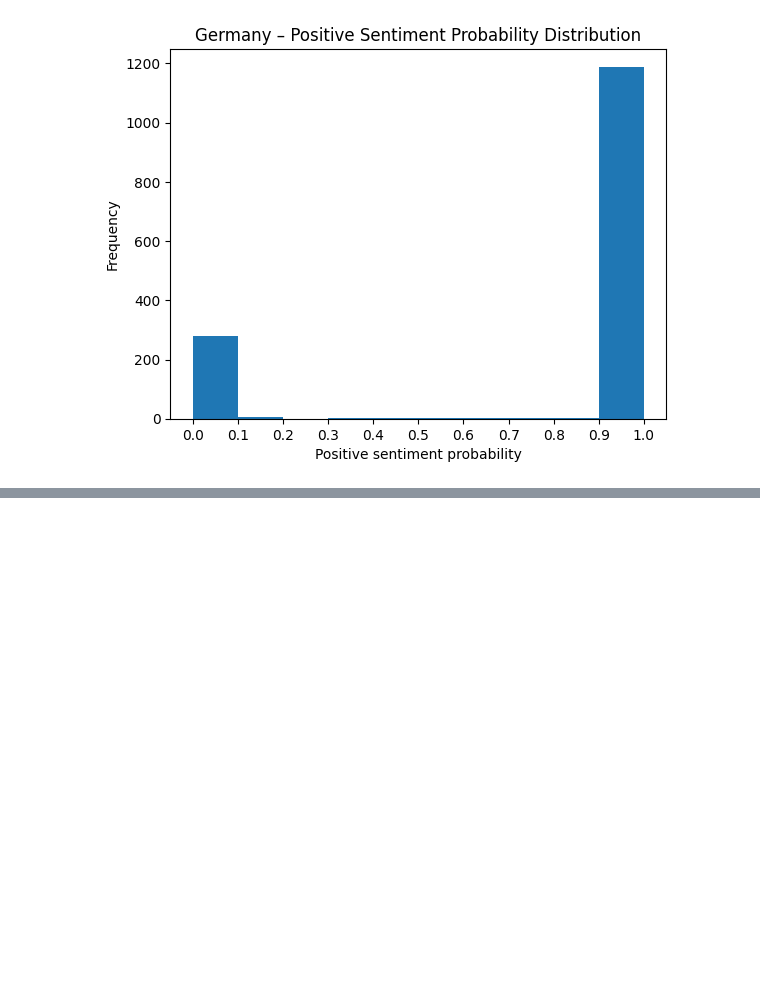
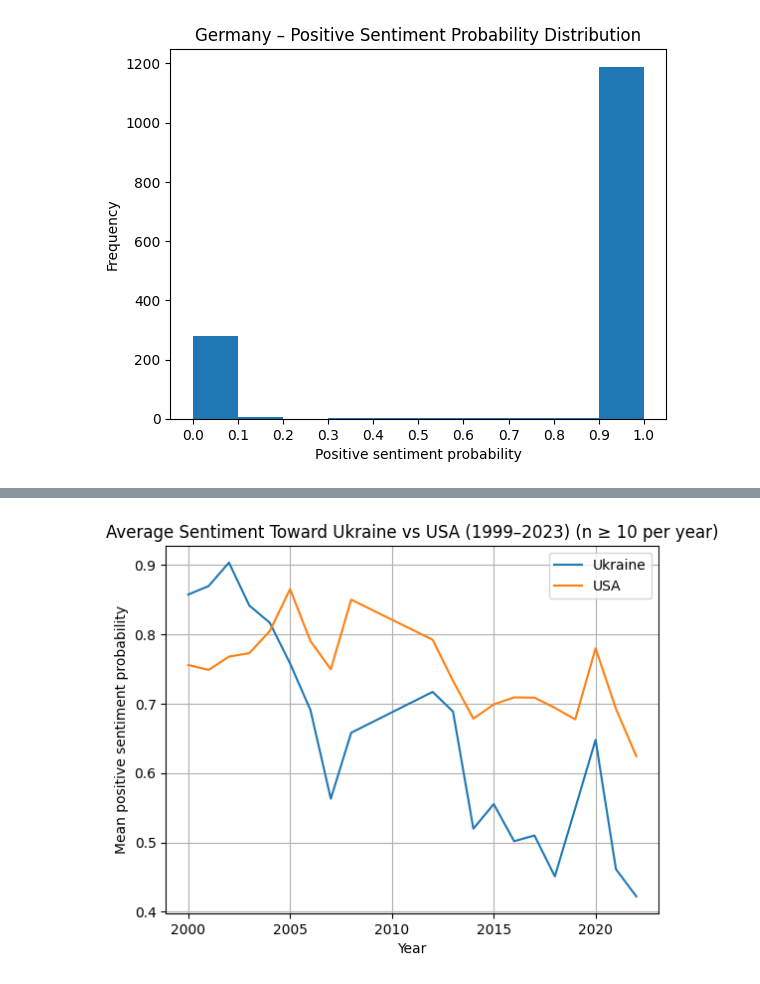
Before and after one commit to CyprienFOURCROY/NLP_2025W, a Jupyter notebook: Quantitative_Analysis.ipynb, the cells around one changed output, grey strips where cells are left out. Saved outputs shown, nothing was run; the diff lists cells and outputs as text; code cells hidden in the pictures; blank space fills up the shorter version.

```diff
--- a/Quantitative_Analysis.ipynb
+++ b/Quantitative_Analysis.ipynb
@@ -368,0 +891,26 @@ plt.show()
+# %%
+ua_yearly = (
+    ua_sent
+    .groupby("year")
+    .agg(
+        mean_pos_prob=("pos_prob", "mean"),
+        n_sentences=("pos_prob", "size")
+    )
+    .reset_index()
+)
+
+us_yearly = (
+    us_sent
+    .groupby("year")
+    .agg(
+        mean_pos_prob=("pos_prob", "mean"),
+        n_sentences=("pos_prob", "size")
+    )
+    .reset_index()
+)
+
+print("Ukraine yearly sentiment:")
+print(ua_yearly)
+
+print("\nUSA yearly sentiment:")
+print(us_yearly)
@@ -368,0 +935,18 @@ plt.show()
+# %%
+MIN_N = 10
+
+ua_yearly_filtered = ua_yearly[ua_yearly["n_sentences"] >= MIN_N].copy()
+us_yearly_filtered = us_yearly[us_yearly["n_sentences"] >= MIN_N].copy()
+# %%
+plt.figure()
+plt.plot(ua_yearly_filtered["year"], ua_yearly_filtered["mean_pos_prob"], label="Ukraine")
+plt.plot(us_yearly_filtered["year"], us_yearly_filtered["mean_pos_prob"], label="USA")
+
+plt.title("Average Sentiment Toward Ukraine vs USA (1999–2023) (n ≥ 10 per year)")
+plt.xlabel("Year")
+plt.ylabel("Mean positive sentiment probability")
+plt.legend()
+plt.grid(True)
+plt.show()
+# %% [output]
+[figure, added]
```
Also changed, not shown: parts of 16 cells of this notebook, 1 other file.
